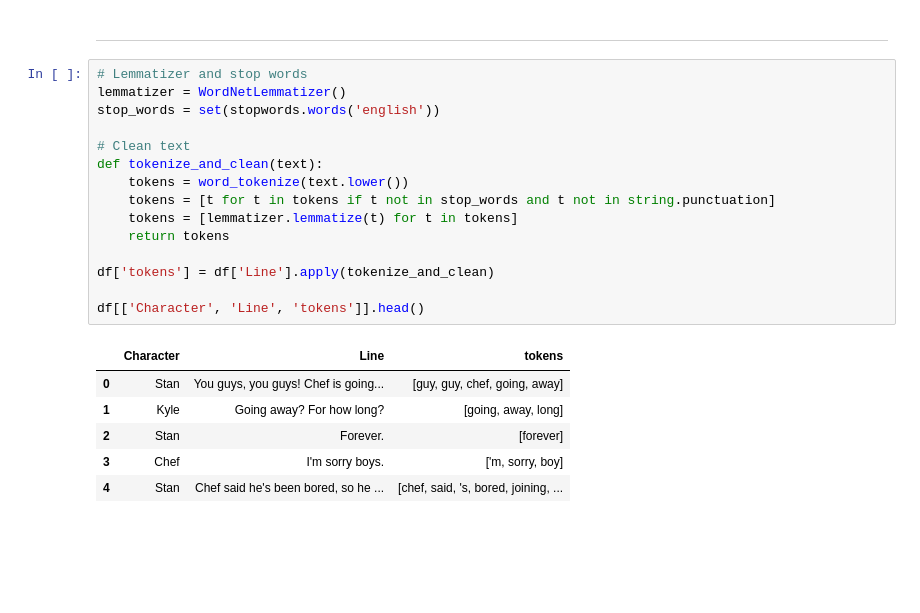
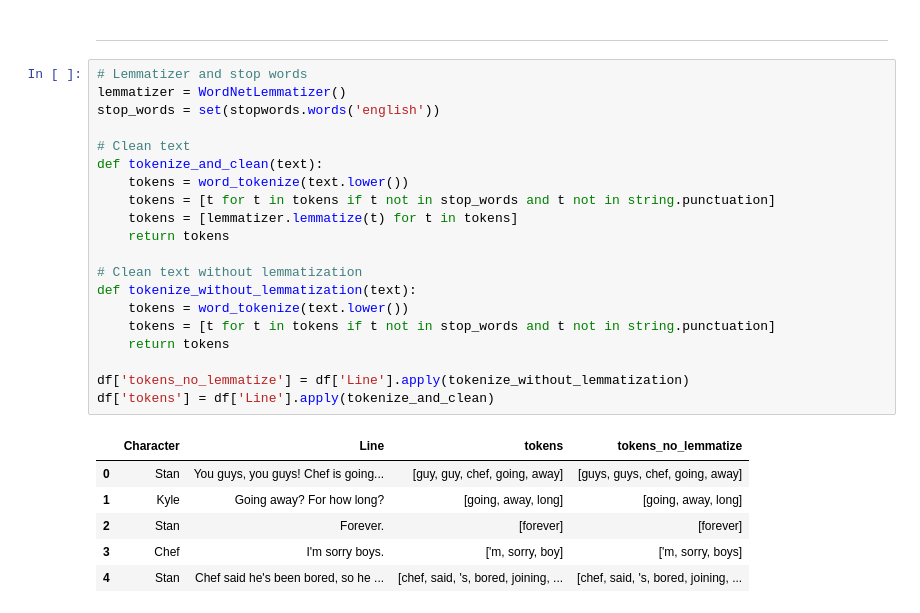
Before and after one commit to sbolanowski/south_park_slur, a Jupyter notebook: slur-o-meter.ipynb, the cells around one changed output. Saved outputs shown, nothing was run; the diff lists cells and outputs as text; blank space fills up the shorter version.

```diff
--- a/slur-o-meter.ipynb
+++ b/slur-o-meter.ipynb
@@ -104,22 +113,27 @@ fig.show()
 # %%
 # Lemmatizer and stop words
 lemmatizer = WordNetLemmatizer()
 stop_words = set(stopwords.words('english'))
 
 # Clean text
 def tokenize_and_clean(text):
     tokens = word_tokenize(text.lower())
     tokens = [t for t in tokens if t not in stop_words and t not in string.punctuation]
     tokens = [lemmatizer.lemmatize(t) for t in tokens]
     return tokens
 
+# Clean text without lemmatization
+def tokenize_without_lemmatization(text):
+    tokens = word_tokenize(text.lower())
+    tokens = [t for t in tokens if t not in stop_words and t not in string.punctuation]
+    return tokens
+
+df['tokens_no_lemmatize'] = df['Line'].apply(tokenize_without_lemmatization)
 df['tokens'] = df['Line'].apply(tokenize_and_clean)
-
-df[['Character', 'Line', 'tokens']].head()
 # %% [output]
-|  | Character | Line | tokens |
-| 0 | Stan | You guys, you guys! Chef is going... | [guy, guy, chef, going, away] |
-| 1 | Kyle | Going away? For how long? | [going, away, long] |
-| 2 | Stan | Forever. | [forever] |
-| 3 | Chef | I'm sorry boys. | ['m, sorry, boy] |
-| 4 | Stan | Chef said he's been bored, so he ... | [chef, said, 's, bored, joining, ... |
+|  | Character | Line | tokens | tokens_no_lemmatize |
+| 0 | Stan | You guys, you guys! Chef is going... | [guy, guy, chef, going, away] | [guys, guys, chef, going, away] |
+| 1 | Kyle | Going away? For how long? | [going, away, long] | [going, away, long] |
+| 2 | Stan | Forever. | [forever] | [forever] |
+| 3 | Chef | I'm sorry boys. | ['m, sorry, boy] | ['m, sorry, boys] |
+| 4 | Stan | Chef said he's been bored, so he ... | [chef, said, 's, bored, joining, ... | [chef, said, 's, bored, joining, ... |
```
Also changed, not shown: parts of 9 cells of this notebook.
